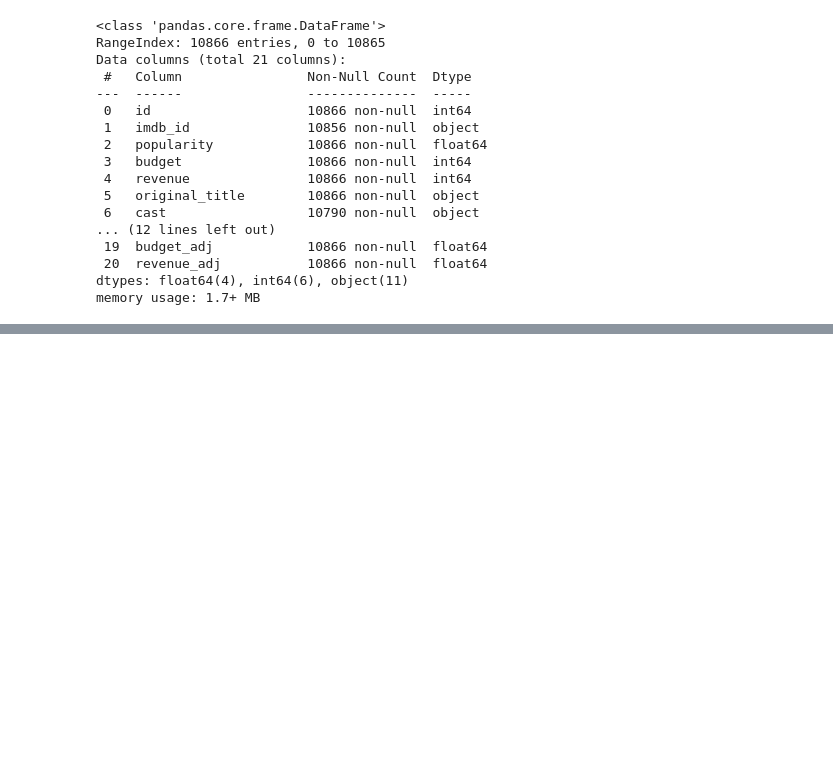
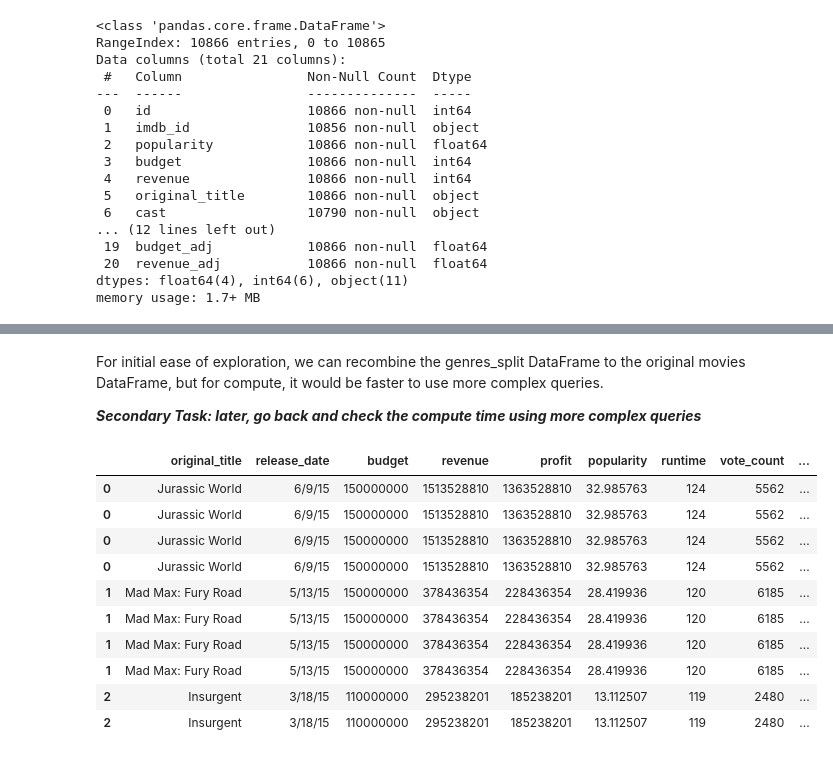
Before and after one commit to jbrdge/Movie-Genres-Data-Analysis, a Jupyter notebook: analysis.ipynb, the cells around one changed output, grey strips where cells are left out. Saved outputs shown, nothing was run; the diff lists cells and outputs as text; code cells hidden in the pictures; blank space fills up the shorter version.

Commit message:
cleaned dataset, split genre data

```diff
--- a/analysis.ipynb
+++ b/analysis.ipynb
@@ -51,0 +89,3 @@ memory usage: 1.7+ MB
+# %%
+movies.dropna(subset = ['genres'], inplace=True)
+movies.info()
@@ -51,0 +112,3 @@ memory usage: 1.7+ MB
+# %%
+movies['profit'] =  movies['revenue'] - movies['budget']
+movies.head()
@@ -51,0 +125,3 @@ memory usage: 1.7+ MB
+# %%
+movies_reduced = movies[['original_title', 'release_date', 'genres', 'budget', 'revenue', 'profit', 'popularity', 'runtime', 'vote_count', 'vote_average']]
+movies_reduced.head()
@@ -51,0 +139,2 @@ memory usage: 1.7+ MB
+# %%
+genres_split = movies_reduced['genres'].str.split('|').apply(Series, 1).stack().reset_index(level=1, drop=True)
@@ -51,0 +156,21 @@ memory usage: 1.7+ MB
+# %% [markdown]
+For initial ease of exploration, we can recombine the genres_split DataFrame to the original movies DataFrame, but for compute, it would be faster to use more complex queries.
+
+***Secondary Task: later, go back and check the compute time using more complex queries***
+# %%
+genres_split.name = 'genres_split'
+del movies_reduced['genres']
+movies_reduced = movies_reduced.join(genres_split)
+movies_reduced.head(10)
+# %% [output]
+|  | original_title | release_date | budget | revenue | profit | popularity | runtime | vote_count | ... |
+| 0 | Jurassic World | 6/9/15 | 150000000 | 1513528810 | 1363528810 | 32.985763 | 124 | 5562 | ... |
+| 0 | Jurassic World | 6/9/15 | 150000000 | 1513528810 | 1363528810 | 32.985763 | 124 | 5562 | ... |
+| 0 | Jurassic World | 6/9/15 | 150000000 | 1513528810 | 1363528810 | 32.985763 | 124 | 5562 | ... |
+| 0 | Jurassic World | 6/9/15 | 150000000 | 1513528810 | 1363528810 | 32.985763 | 124 | 5562 | ... |
+| 1 | Mad Max: Fury Road | 5/13/15 | 150000000 | 378436354 | 228436354 | 28.419936 | 120 | 6185 | ... |
+| 1 | Mad Max: Fury Road | 5/13/15 | 150000000 | 378436354 | 228436354 | 28.419936 | 120 | 6185 | ... |
+| 1 | Mad Max: Fury Road | 5/13/15 | 150000000 | 378436354 | 228436354 | 28.419936 | 120 | 6185 | ... |
+| 1 | Mad Max: Fury Road | 5/13/15 | 150000000 | 378436354 | 228436354 | 28.419936 | 120 | 6185 | ... |
+| 2 | Insurgent | 3/18/15 | 110000000 | 295238201 | 185238201 | 13.112507 | 119 | 2480 | ... |
+| 2 | Insurgent | 3/18/15 | 110000000 | 295238201 | 185238201 | 13.112507 | 119 | 2480 | ... |
```
Also changed, not shown: parts of 15 cells of this notebook.
